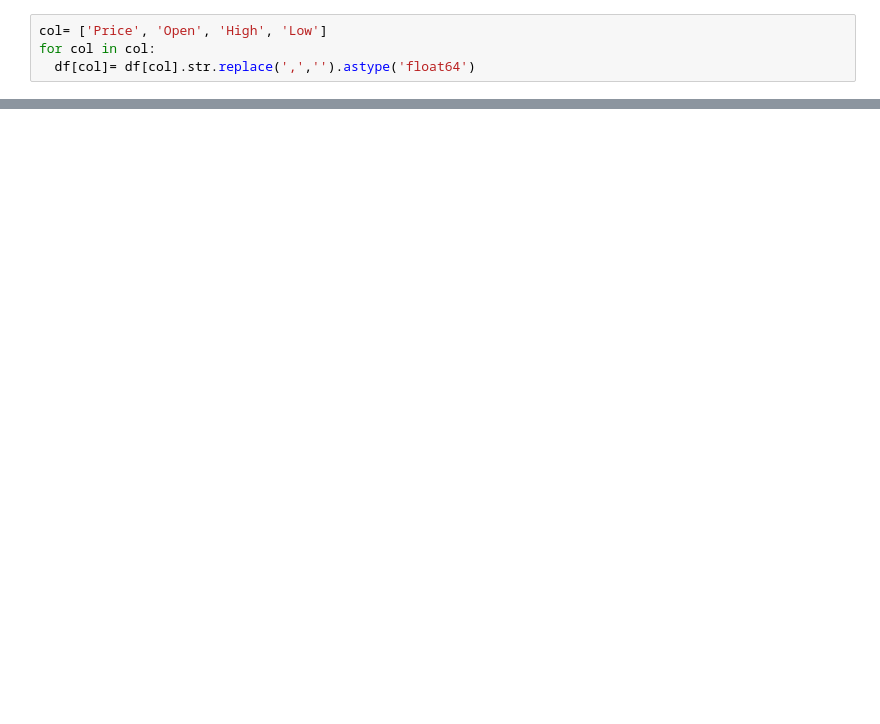
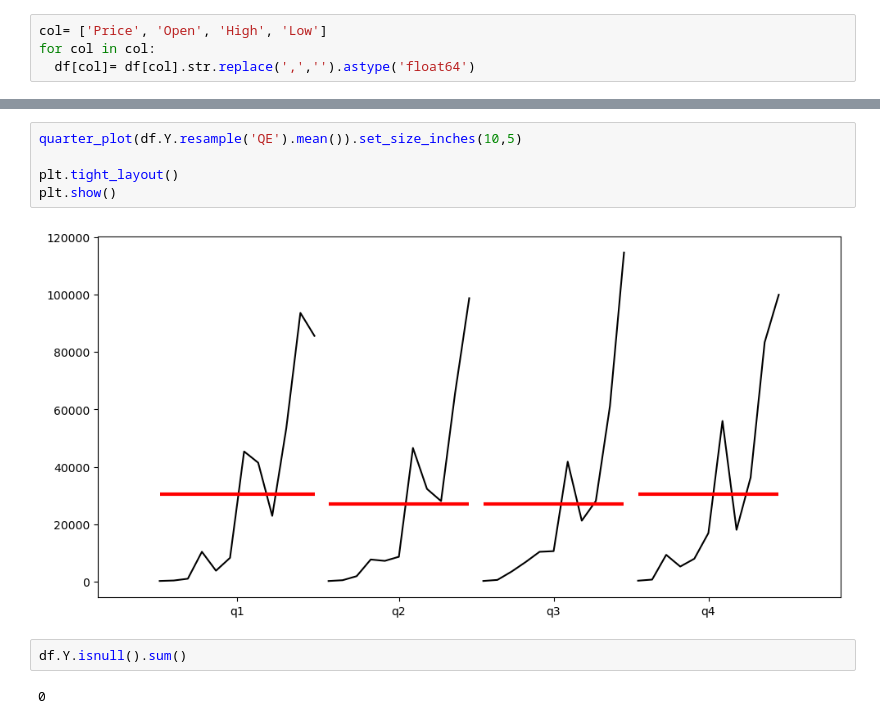
Before and after one commit to steve1-1269/bitcoin-prediction, a Jupyter notebook: main.ipynb, the cells around one changed output, grey strips where cells are left out. Cells and saved outputs as stored; diff of their text form; blank space fills up the shorter version.

```diff
--- a/main.ipynb
+++ b/main.ipynb
@@ -80,0 +123,11 @@ memory usage: 222.0+ KB
+# %%
+quarter_plot(df.Y.resample('QE').mean()).set_size_inches(10,5)
+
+plt.tight_layout()
+plt.show()
+# %% [output]
+[figure, added]
+# %%
+df.Y.isnull().sum()
+# %% [output]
+0
```
Also changed, not shown: parts of 52 cells of this notebook, 3 other files.
